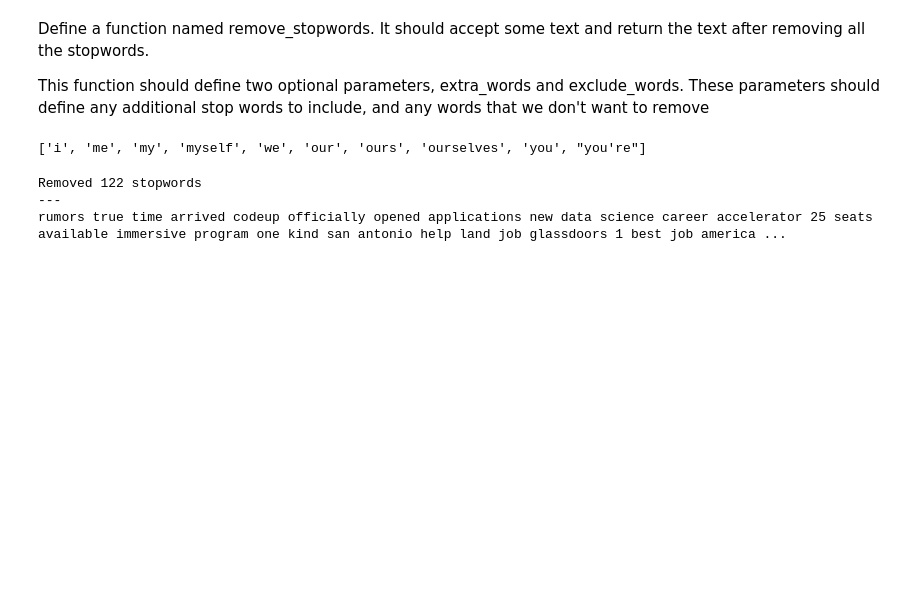
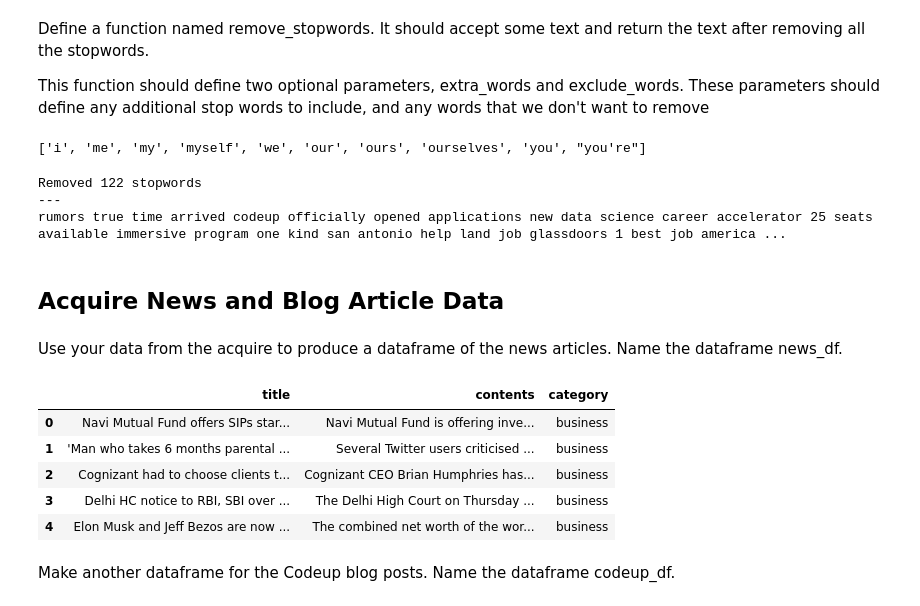
Before and after one commit to malachi-hale/natural-language-processing-exercises, a Jupyter notebook: prepare.ipynb, the cells around one changed output. Cells and saved outputs as stored; diff of their text form; code cells hidden in the pictures; blank space fills up the shorter version.

```diff
--- a/prepare.ipynb
+++ b/prepare.ipynb
@@ -194,0 +199,22 @@ def remove_stopwords(content, extra_words, exclude_words):
+# %% [markdown]
+## Acquire News and Blog Article Data
+# %% [markdown]
+Use your data from the acquire to produce a dataframe of the news articles. Name the dataframe news_df.
+# %%
+categories = ["business",
+"sports",
+"technology",
+"entertainment"]
+# %%
+news_df = get_articles(categories)
+# %%
+news_df.head()
+# %% [output]
+|  | title | contents | category |
+| 0 | Navi Mutual Fund offers SIPs star... | Navi Mutual Fund is offering inve... | business |
+| 1 | 'Man who takes 6 months parental ... | Several Twitter users criticised ... | business |
+| 2 | Cognizant had to choose clients t... | Cognizant CEO Brian Humphries has... | business |
+| 3 | Delhi HC notice to RBI, SBI over ... | The Delhi High Court on Thursday ... | business |
+| 4 | Elon Musk and Jeff Bezos are now ... | The combined net worth of the wor... | business |
+# %% [markdown]
+Make another dataframe for the Codeup blog posts. Name the dataframe codeup_df.
```
Also changed, not shown: parts of 23 cells of this notebook, 1 other file.
